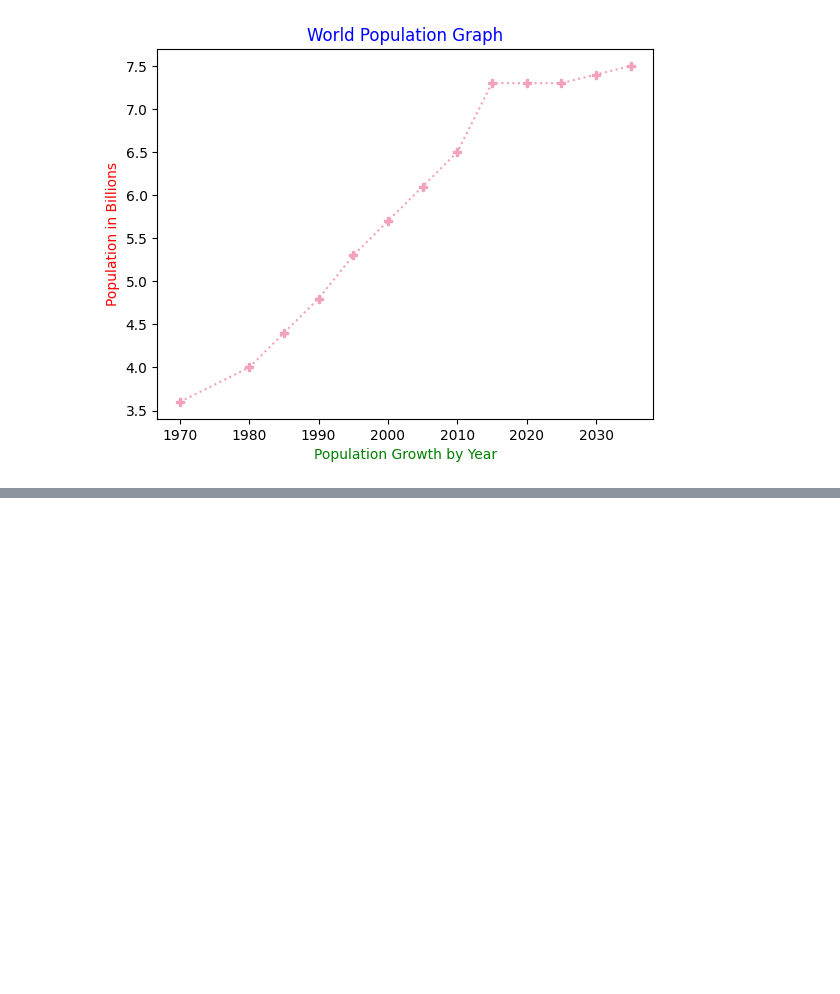
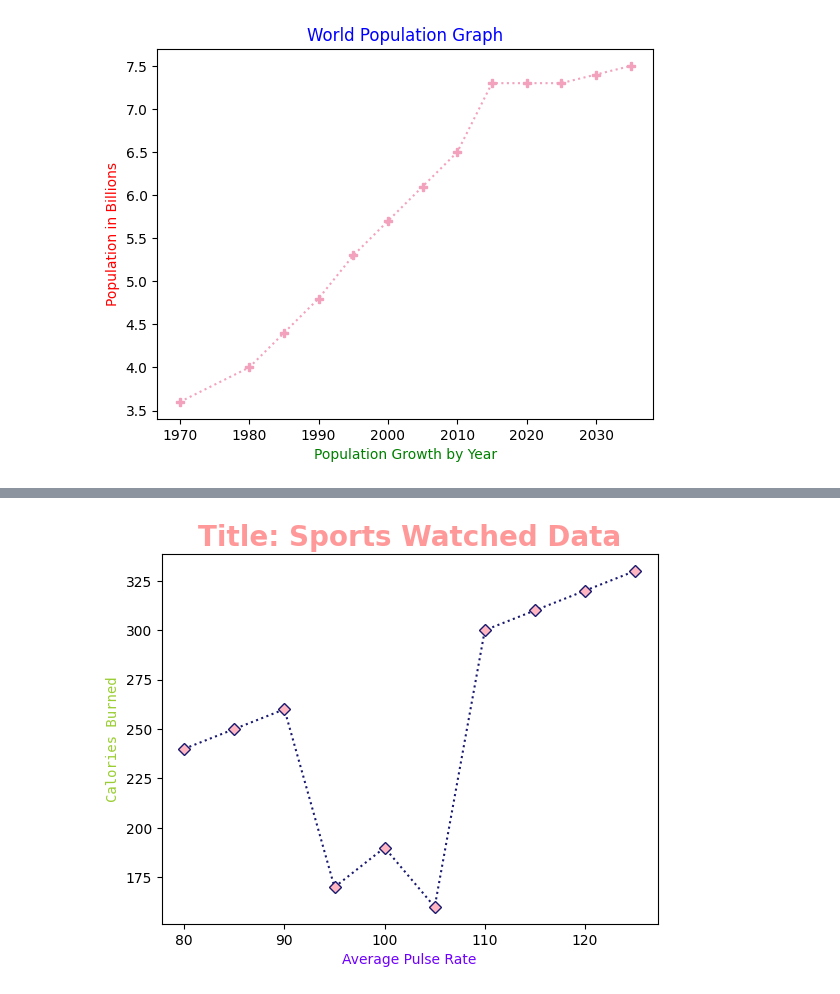
Before and after one commit to naiilaahh/MatPlotLib, a Jupyter notebook: MatPlotLib.ipynb, the cells around one changed output, grey strips where cells are left out. Cells and saved outputs as stored; diff of their text form; code cells hidden in the pictures; blank space fills up the shorter version.

```diff
--- a/MatPlotLib.ipynb
+++ b/MatPlotLib.ipynb
@@ -61,0 +67,8 @@ plt.show()
+# %%
+plt.plot(x, y, marker='D', markerfacecolor='#ffb6c1', linestyle=':', color='#191970')
+plt.title('Title: Sports Watched Data', color='#FF9999', fontweight='bold', fontsize=20)
+plt.ylabel('Calories Burned', color='#9ACD32', fontfamily='monospace')
+plt.xlabel('Average Pulse Rate', color='#6F00FF')
+plt.show()
+# %% [output]
+[figure, added]
```
Also changed, not shown: parts of 9 cells of this notebook, 6 other files.
